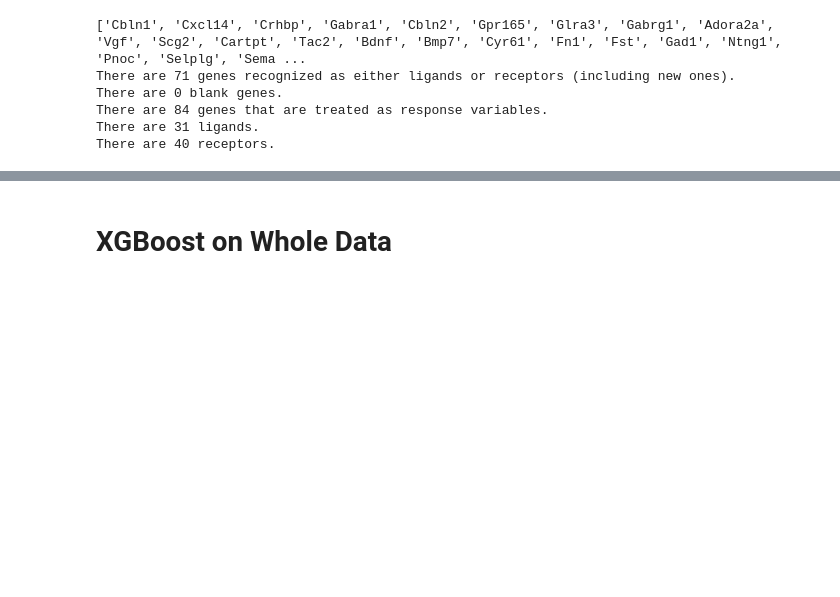
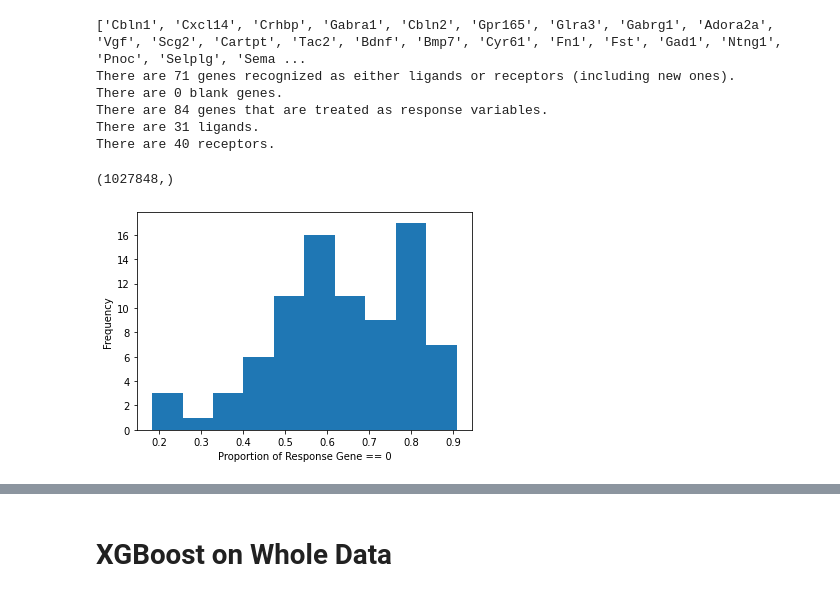
Before and after one commit to prob-ml/spice, a Jupyter notebook: examples/XGBoost_CV.ipynb, the cells around one changed output, grey strips where cells are left out. Saved outputs shown, nothing was run; the diff lists cells and outputs as text; code cells hidden in the pictures; blank space fills up the shorter version.

```diff
--- a/examples/XGBoost_CV.ipynb
+++ b/examples/XGBoost_CV.ipynb
@@ -105,3 +105,16 @@ There are 0 blank genes.
 There are 84 genes that are treated as response variables.
 There are 31 ligands.
 There are 40 receptors.
+# %%
+(merfish_df.iloc[:,9:].iloc[:,response_indeces] == 0).mean(axis=1).shape
+# %% [output]
+(1027848,)
+# %%
+import matplotlib.pyplot as plt
+
+m, n = merfish_df.iloc[:,9:].iloc[:,response_indeces].shape
+_ = plt.hist((merfish_df.iloc[:,9:].iloc[:,response_indeces] == 0).mean(axis=0))
+_ = plt.xlabel("Proportion of Response Gene == 0")
+_ = plt.ylabel("Frequency")
+# %% [output]
+[figure, added]
```
Also changed, not shown: parts of 4 cells of this notebook, 13 other files.
